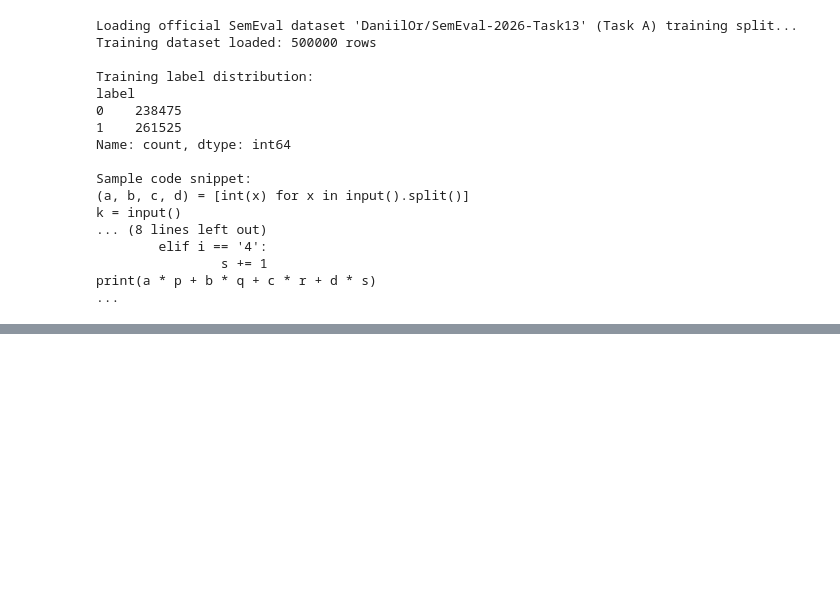
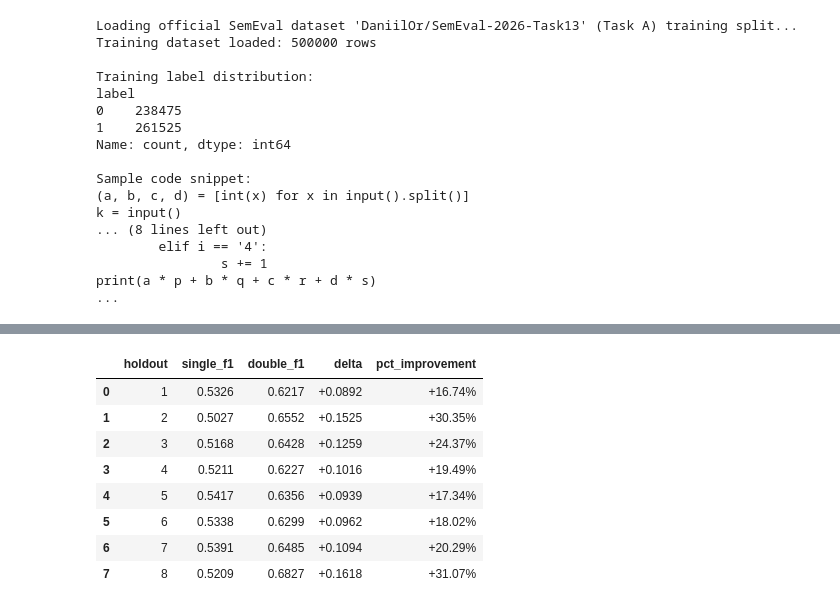
Before and after one commit to papo1011/semeval2026, a Jupyter notebook: task_A/fast_detect_gpt_trainset_threshold.ipynb, the cells around one changed output, grey strips where cells are left out. Cells and saved outputs as stored; diff of their text form; code cells hidden in the pictures; blank space fills up the shorter version.

```diff
--- a/task_A/fast_detect_gpt_trainset_threshold.ipynb
+++ b/task_A/fast_detect_gpt_trainset_threshold.ipynb
@@ -297,39 +343,76 @@ def predict_double(scores, lower, upper):
     return ((scores < lower) | (scores > upper)).astype(int)
 
 
+# --- Fit thresholds on the 2000-row subset ---
 fit_y = fit_df["label"].astype(int).values
 fit_scores = fit_df["discrepancy_score"].values
 
 best_single_threshold, fit_single_f1, threshold_grid = fit_single_threshold(
-    fit_y,
-    fit_scores,
-    THRESHOLD_GRID_SIZE,
+    fit_y, fit_scores, THRESHOLD_GRID_SIZE,
 )
 best_double_lower, best_double_upper, fit_double_f1 = fit_double_threshold(
-    fit_y,
-    fit_scores,
-    threshold_grid,
-    best_single_threshold,
-    fit_single_f1,
+    fit_y, fit_scores, threshold_grid, best_single_threshold, fit_single_f1,
 )
 
-leetcode_test_y = leetcode_test_df["label"].astype(int).values
-leetcode_test_scores = leetcode_test_df["discrepancy_score"].values
-leetcode_test_single_preds = predict_single(leetcode_test_scores, best_single_threshold)
-leetcode_test_double_preds = predict_double(leetcode_test_scores, best_double_lower, best_double_upper)
-leetcode_test_single_f1 = f1_score(leetcode_test_y, leetcode_test_single_preds, average="macro")
-leetcode_test_double_f1 = f1_score(leetcode_test_y, leetcode_test_double_preds, average="macro")
+print(f"Single threshold fitted on {THRESHOLD_FIT_SAMPLES} rows: {best_single_threshold:.4f}")
+print(f"Double threshold fitted on {THRESHOLD_FIT_SAMPLES} rows: lower={best_double_lower:.4f}, upper={best_double_upper:.4f}")
+print(f"Fit Macro F1: single={fit_single_f1:.4f}, double={fit_double_f1:.4f}")
+print()
 
-print(f"Single threshold fitted on 2000 rows: {best_single_threshold:.4f}")
-print(f"Double threshold fitted on 2000 rows: lower={best_double_lower:.4f}, upper={best_double_upper:.4f}")
-print(f"Fit Macro F1: single={fit_single_f1:.4f}, double={fit_double_f1:.4f}")
-print("\nMacro F1 on fixed 1000-row held-out LeetCode split:")
-print(f"  Single threshold: {leetcode_test_single_f1:.4f}")
-print(f"  Double threshold: {leetcode_test_double_f1:.4f}")
-print(f"  Delta double-single: {leetcode_test_double_f1 - leetcode_test_single_f1:+.4f}")
+# --- Evaluate on each held-out subset ---
+holdout_results = []
 
-print("\nHeld-out LeetCode classification report: single threshold")
-print(classification_report(leetcode_test_y, leetcode_test_single_preds, target_names=["human", "machine"]))
-print("\nHeld-out LeetCode classification report: double threshold")
-print(classification_report(leetcode_test_y, leetcode_test_double_preds, target_names=["human", "machine"]))
+for i, hdf in enumerate(holdout_scored_dfs):
+    test_y = hdf["label"].astype(int).values
+    test_scores = hdf["discrepancy_score"].values
+    single_preds = predict_single(test_scores, best_single_threshold)
+    double_preds = predict_double(test_scores, best_double_lower, best_double_upper)
+    single_f1 = f1_score(test_y, single_preds, average="macro")
+    double_f1 = f1_score(test_y, double_preds, average="macro")
+    delta = double_f1 - single_f1
+    pct_improvement = (delta / single_f1 * 100) if single_f1 > 0 else float('nan')
+
+    holdout_results.append({
+        "holdout": i + 1,
+        "single_f1": single_f1,
+        "double_f1": double_f1,
+        "delta": delta,
+        "pct_improvement": pct_improvement,
+    })
+
+    print(f"--- Held-out subset {i+1}/{N_HOLDOUTS} ---")
+    print(f"  Single threshold Macro F1: {single_f1:.4f}")
+    print(f"  Double threshold Macro F1: {double_f1:.4f}")
+    print(f"  Delta (double - single):   {delta:+.4f}")
+    print(f"  % Improvement:             {pct_improvement:+.2f}%")
+
+    # Classification reports
+    print(f"\n  Classification report: SINGLE threshold")
+    print(classification_report(test_y, single_preds, target_names=["human", "machine"]))
+    print(f"  Classification report: DOUBLE threshold")
+    print(classification_report(test_y, double_preds, target_names=["human", "machine"]))
+    print()
+
+# --- Summary table ---
+import pandas as pd
+
+results_df = pd.DataFrame(holdout_results)
+avg_single_f1 = results_df['single_f1'].mean()
+avg_double_f1 = results_df['double_f1'].mean()
+avg_delta = results_df['delta'].mean()
+avg_pct = results_df['pct_improvement'].mean()
+
+print("=" * 60)
+print("SUMMARY ACROSS ALL HELD-OUT SUBSETS")
+print("=" * 60)
+display(results_df.style.format({
+    'single_f1': '{:.4f}',
+    'double_f1': '{:.4f}',
+    'delta': '{:+.4f}',
+    'pct_improvement': '{:+.2f}%',
+}))
+print(f"\nAverage Single Macro F1:  {avg_single_f1:.4f}")
+print(f"Average Double Macro F1:  {avg_double_f1:.4f}")
+print(f"Average Delta:            {avg_delta:+.4f}")
+print(f"Average % Improvement:    {avg_pct:+.2f}%")
 # %% [output]
@@ -352,0 +436,9 @@ weighted avg       0.60      0.60      0.59      1000
+|  | holdout | single_f1 | double_f1 | delta | pct_improvement |
+| 0 | 1 | 0.5326 | 0.6217 | +0.0892 | +16.74% |
+| 1 | 2 | 0.5027 | 0.6552 | +0.1525 | +30.35% |
+| 2 | 3 | 0.5168 | 0.6428 | +0.1259 | +24.37% |
+| 3 | 4 | 0.5211 | 0.6227 | +0.1016 | +19.49% |
+| 4 | 5 | 0.5417 | 0.6356 | +0.0939 | +17.34% |
+| 5 | 6 | 0.5338 | 0.6299 | +0.0962 | +18.02% |
+| 6 | 7 | 0.5391 | 0.6485 | +0.1094 | +20.29% |
+| 7 | 8 | 0.5209 | 0.6827 | +0.1618 | +31.07% |
```
Also changed, not shown: parts of 13 cells of this notebook, 2 other files.
